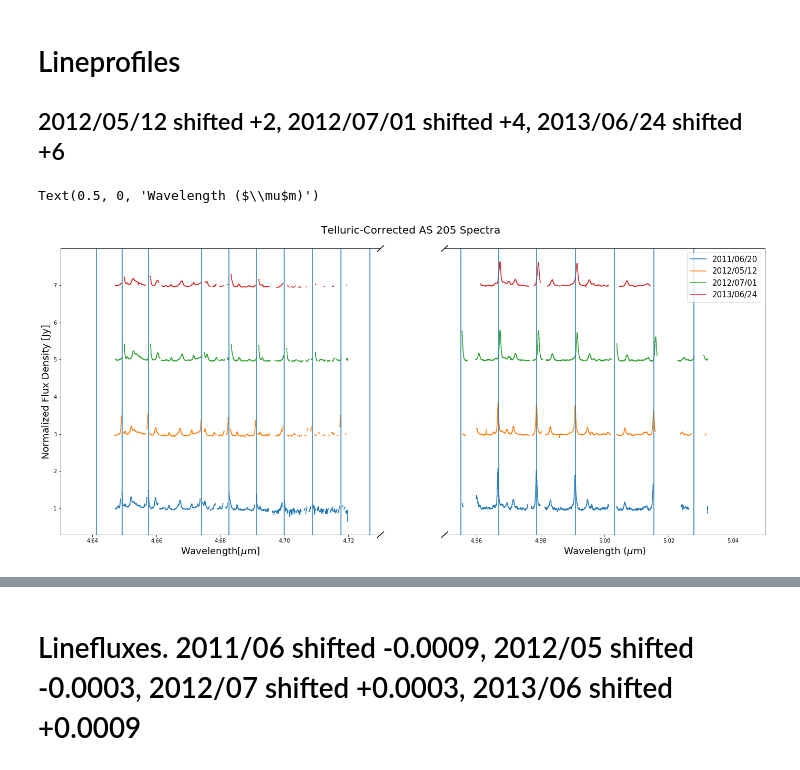
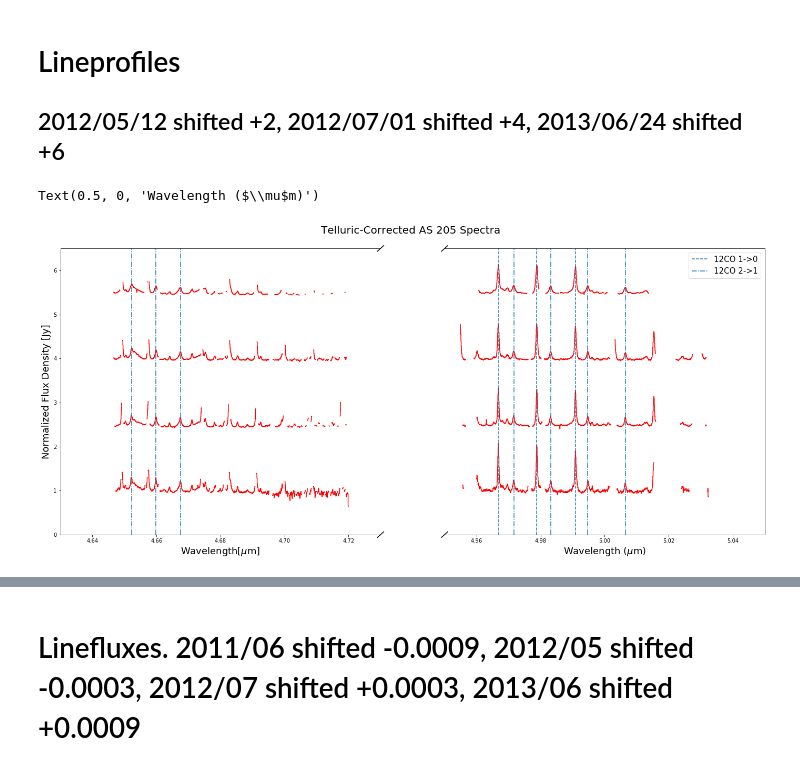
Before and after one commit to adamoses/URSIProject, a Jupyter notebook: as205_analysis.ipynb, the cells around one changed output, grey strips where cells are left out. Cells and saved outputs as stored; diff of their text form; code cells hidden in the pictures.

```diff
--- a/as205_analysis.ipynb
+++ b/as205_analysis.ipynb
@@ -72,3 +80,16 @@ hitranCO = extract_vup(out_all,1)
+# %%
+out_all12 = extract_hitran_data('CO', 4.648, 5.018)
+out_all13 = extract_hitran_data('CO', 4.648, 5.018, isotopologue_number=2)
+
+hitran12CO1_0 = extract_vup(out_all12,1)
+
+hitran12CO2_1 = extract_vup(out_all12,2)
+
+del hitran12CO1_0[5:]
+del hitran12CO1_0[:2]
+
+del hitran12CO2_1[27:34]
+del hitran12CO2_1[4:27]
 # %% [markdown]
 # Lineprofiles
 
@@ -89,54 +110,73 @@ ax2=fig.add_subplot(122)
 
 
 
-ax1.plot(data20110620['wave'], data20110620['div'], drawstyle='steps-mid')
-ax1.plot(data20120512['wave'], data20120512['div']+2, drawstyle='steps-mid')
-ax1.plot(data20120701['wave'], data20120701['div']+4, drawstyle='steps-mid')
-ax1.plot(data20130624['wave'], data20130624['div']+6, drawstyle='steps-mid')
+ax1.plot(data20110620['wave'], data20110620['div'], drawstyle='steps-mid', color='r')
+ax1.plot(data20120512['wave'], data20120512['div']+1.5, drawstyle='steps-mid', color='r')
+ax1.plot(data20120701['wave'], data20120701['div']+3, drawstyle='steps-mid', color='r')
+ax1.plot(data20130624['wave'], data20130624['div']+4.5, drawstyle='steps-mid', color='r')
 
-ax2.plot(data20110620['wave'], data20110620['div'], drawstyle='steps-mid', label='2011/06/20')
-ax2.plot(data20120512['wave'], data20120512['div']+2, drawstyle='steps-mid', label='2012/05/12')
-ax2.plot(data20120701['wave'], data20120701['div']+4, drawstyle='steps-mid', label='2012/07/01')
-ax2.plot(data20130624['wave'], data20130624['div']+6, drawstyle='steps-mid', label='2013/06/24')
+ax2.plot(data20110620['wave'], data20110620['div'], drawstyle='steps-mid', color='r')
+ax2.plot(data20120512['wave'], data20120512['div']+1.5, drawstyle='steps-mid', color='r')
+ax2.plot(data20120701['wave'], data20120701['div']+3, drawstyle='steps-mid', color='r')
+ax2.plot(data20130624['wave'], data20130624['div']+4.5, drawstyle='steps-mid', color='r')
+
 
 ax1.set_xlim(4.63, 4.73)
 ax2.set_xlim(4.95, 5.05)
+ax1.set_ylim(0,6.5)
+ax2.set_ylim(0,6.5)
 
 ax2.spines['left'].set_visible(False)
 ax1.spines['right'].set_visible(False)
 ax2.yaxis.set_visible(False)
 
-for wave in hitranCO['wave']:
-    ax1.axvline(wave, 0, 30)
-    ax2.axvline(wave, 0, 30)
+for i, wave in enumerate(hitran12CO1_0['wave']):
+    if(wave<4.8):
+        ax1.axvline(wave, 0,30, linestyle='--')
+        #ax1.text(wave-0.001, 8, i)
+    else:
+        ax2.axvline(wave, 0,30, linestyle='--')
+        #ax2.text(wave-0.001, 8, i)
+
+for i, wave in enumerate(hitran12CO2_1['wave']):
+    if(wave<4.8):
+        ax1.axvline(wave, 0,30, linestyle='-.')
+        #ax1.text(wave-0.001, 8, i)
+    else:
+        ax2.axvline(wave, 0,30, linestyle='-.')
+        #ax2.text(wave-0.001, 8, i)
+
+ax2.axvline(0,0,0, linestyle='--', label='12CO 1->0')
+ax2.axvline(0,0,0, linestyle='-.', label='12CO 2->1')
+
 
 ax2.legend(loc=1, prop={'size': 15})
 
 
-d = .01 # how big to make the diagonal lines in axes coordinates
+e = .01 # how big to make the diagonal lines in axes coordinates
 # arguments to pass plot, just so we don't keep repeating them
 kwargs = dict(transform=ax1.transAxes, color='k', clip_on=False)
-ax1.plot((1-d,1+d), (-d,+d), **kwargs)
-ax1.plot((1-d,1+d),(1-d,1+d), **kwargs)
+ax1.plot((1-e,1+e), (-e,+e), **kwargs)
+ax1.plot((1-e,1+e),(1-e,1+e), **kwargs)
 
 kwargs.update(transform=ax2.transAxes)  # switch to the bottom axes
-ax2.plot((-d,+d), (1-d,1+d), **kwargs)
-ax2.plot((-d,+d), (-d,+d), **kwargs)
+ax2.plot((-e,+e), (1-e,1+e), **kwargs)
+ax2.plot((-e,+e), (-e,+e), **kwargs)
 
 ax1.set_ylabel('Normalized Flux Density [Jy]', fontsize=18)
 
 
 ax.spines['top'].set_color('none')
 ax.spines['bottom'].set_color('none')
 ax.spines['left'].set_color('none')
 ax.spines['right'].set_color('none')
 ax.axis('off')
 
 ax.set_title('Telluric-Corrected AS 205 Spectra \n', fontsize=20)
 ax1.set_xlabel('Wavelength[$\mu$m]', fontsize=18)
 ax2.set_xlabel('Wavelength ($\mu$m)', fontsize=18)
 
 #fig.savefig('./Plots/Telluric-Corrected_AS205_Spectra')
 # %% [output]
 Text(0.5, 0, 'Wavelength ($\\mu$m)')
-[figure, old version]
+[figure, new version]
```
Also changed, not shown: parts of 29 cells of this notebook.
